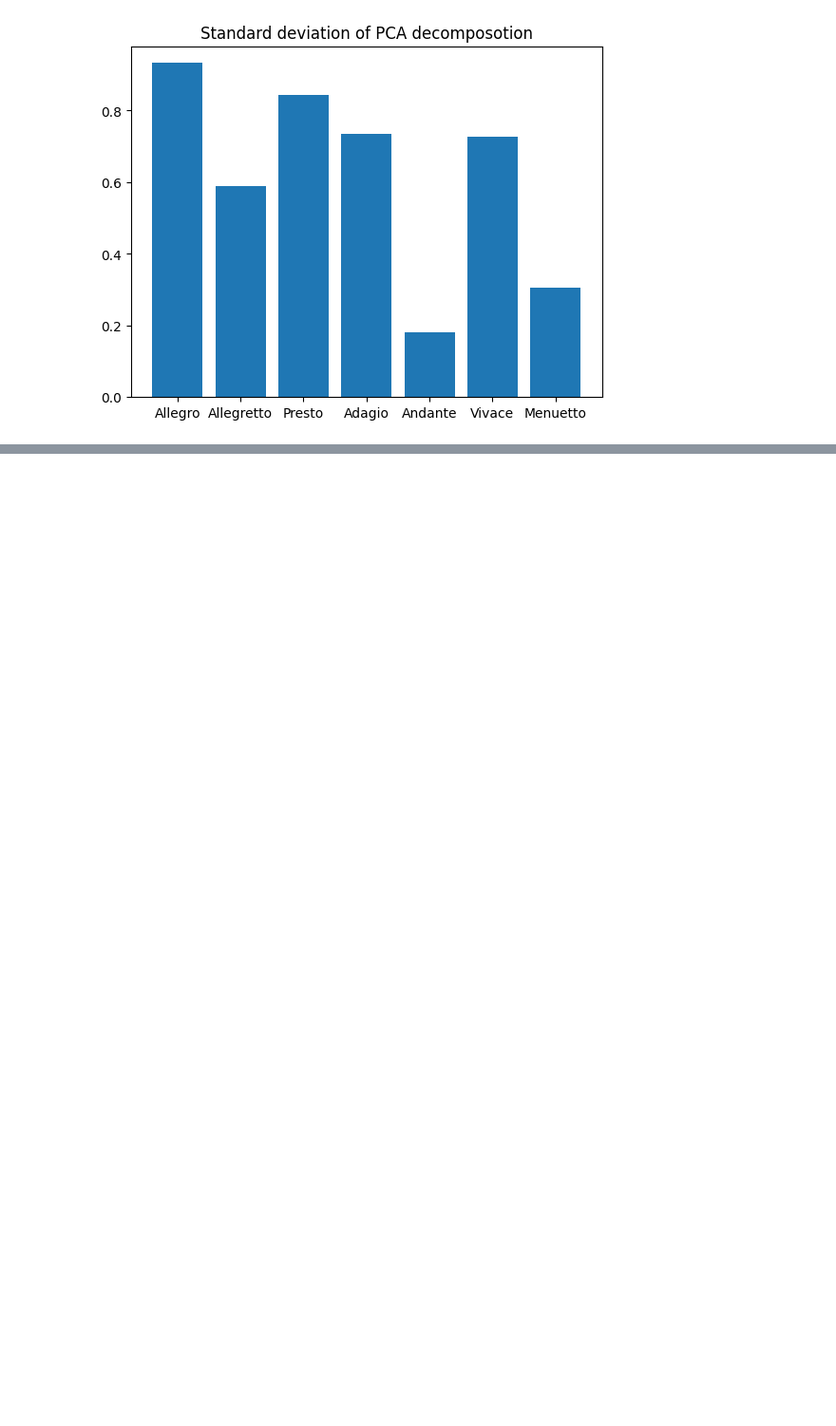
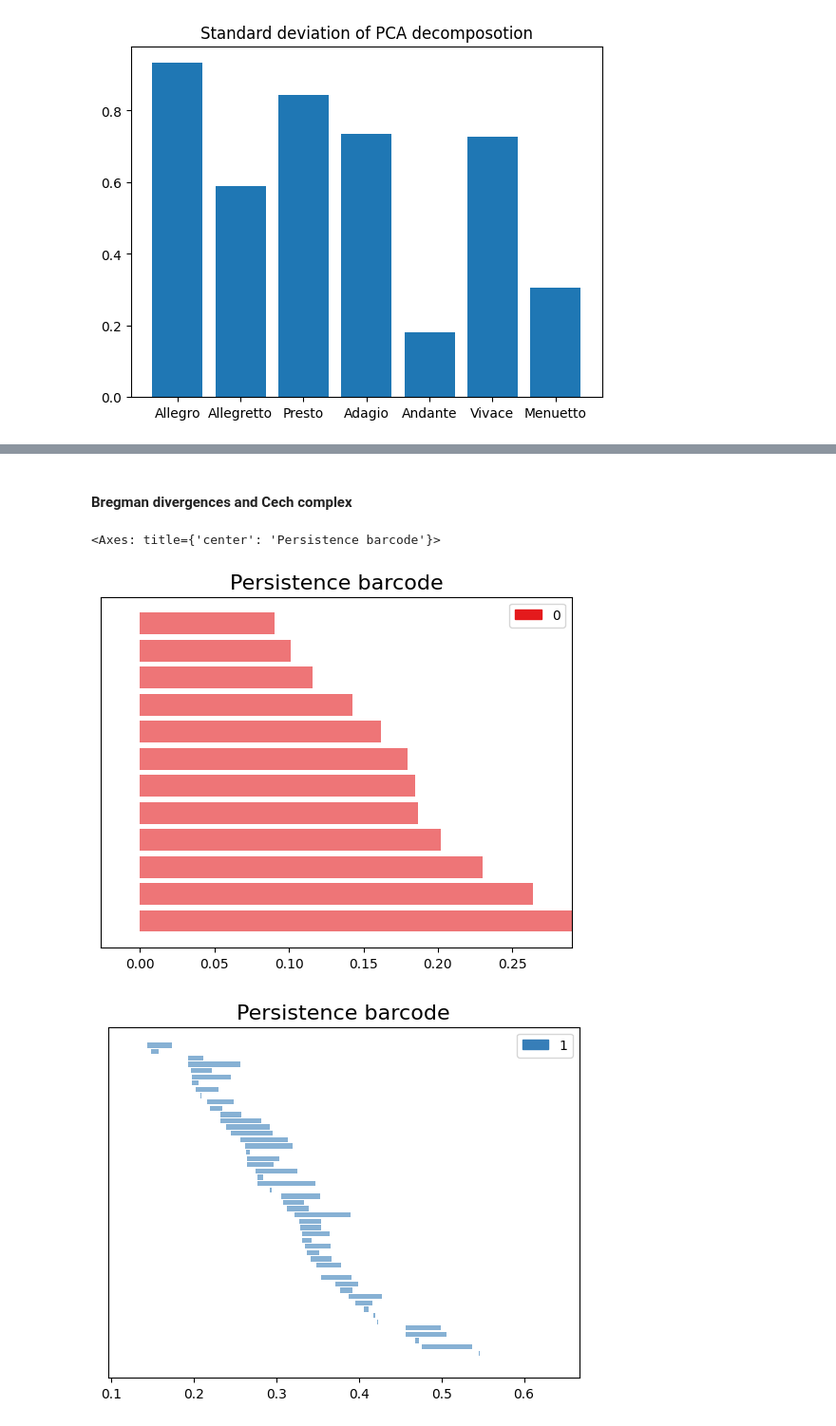
Before and after one commit to FedorZaitsev/Bregman-TDA-practice, a Jupyter notebook: BregmanTDA.ipynb, the cells around one changed output, grey strips where cells are left out. Shown at 95% size. Cells and saved outputs as stored; diff of their text form; code cells hidden in the pictures; blank space fills up the shorter version.

```diff
--- a/BregmanTDA.ipynb
+++ b/BregmanTDA.ipynb
@@ -169,0 +193,17 @@ StatPCAGenre()
+# %% [markdown]
+#### Bregman divergences and Cech complex
+# %%
+name = f'midis/Haydn/H20n1m1'
+eng.probs(name, "mats/", nargout=1)
+_, phs = ProcessMatrices("mats/", max_homology_dim=2, normalize=True, columns_as_vertices=False)
+
+arr = [[], []]
+arr[0] = list(map(lambda x: (0, tuple(x)), phs[0]))
+arr[1] = list(map(lambda x: (1, tuple(x)), phs[1]))
+
+gudhi.plot_persistence_barcode(arr[0])
+gudhi.plot_persistence_barcode(arr[1])
+# %% [output]
+<Axes: title={'center': 'Persistence barcode'}>
+[figure, added]
+[figure, added]
```
Also changed, not shown: parts of 8 cells of this notebook, 8 other files.
